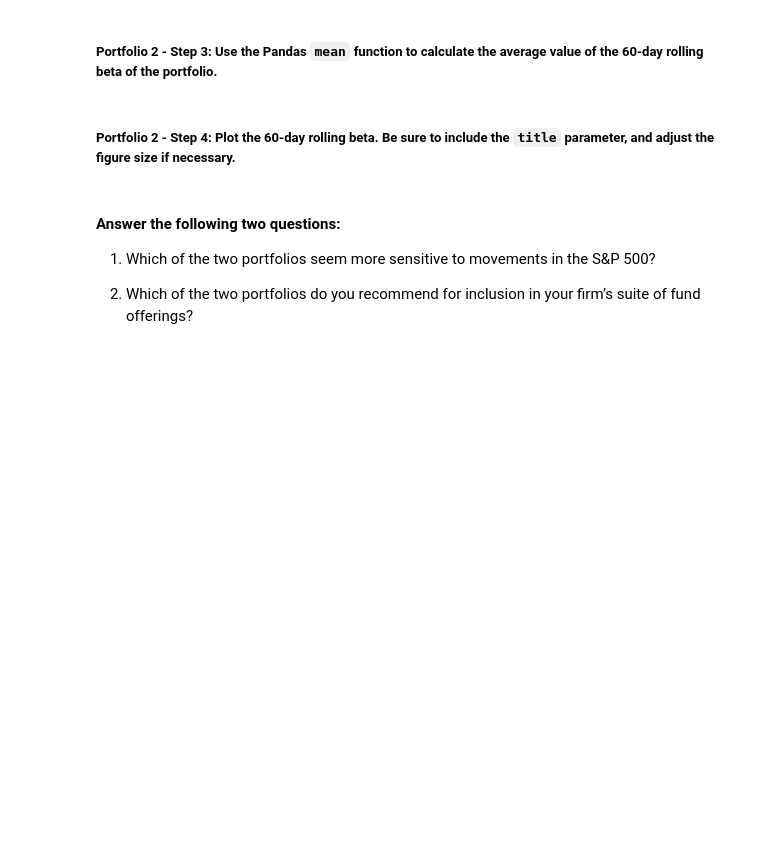
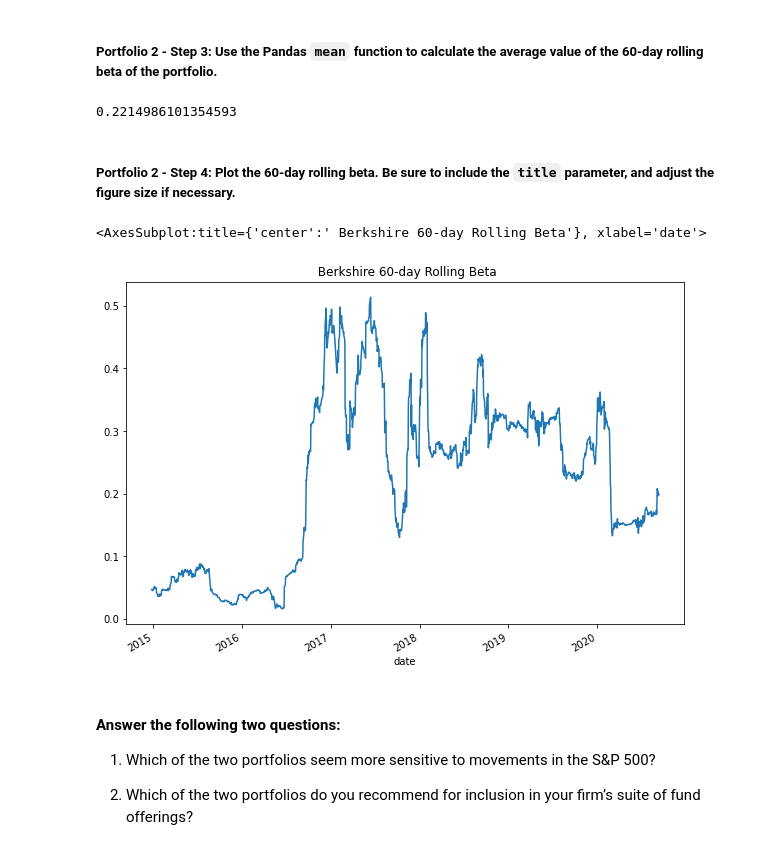
Before and after one commit to Khaingz/Challenge3, a Jupyter notebook: risk_return_analysis.ipynb, the cells around one changed output. Drawn from its saved outputs; the diff is of its cells as text; code cells hidden in the pictures; blank space fills up the shorter version.

```diff
--- a/risk_return_analysis.ipynb
+++ b/risk_return_analysis.ipynb
@@ -427,4 +517,5 @@ Your analysis is nearing completion. Now, you need to evaluate how the portfolio
 # %%
 # Calculate the covariance using a 60-day rolling window
 # Review the last five rows of the covariance data
-# YOUR CODE HERE
+berkshire_rolling_60_covariance = whale_navs_daily_returns["BERKSHIRE HATHAWAY INC"].rolling(window=60).cov(whale_navs_daily_returns["S&P 500"])
+berkshire_rolling_60_covariance
@@ -433,4 +538,5 @@ Your analysis is nearing completion. Now, you need to evaluate how the portfolio
 # %%
 # Calculate the beta based on the 60-day rolling covariance compared to the market (S&P 500)
 # Review the last five rows of the beta information
-# YOUR CODE HERE
+berkshire_beta = berkshire_rolling_60_covariance / SP500_variance
+berkshire_beta
@@ -438,13 +558,19 @@ Your analysis is nearing completion. Now, you need to evaluate how the portfolio
 ##### Portfolio 2 - Step 3: Use the Pandas `mean` function to calculate the average value of the 60-day rolling beta of the portfolio.
 # %%
 # Calculate the average of the 60-day rolling beta
-# YOUR CODE HERE
+berkshire_beta_average = berkshire_beta.mean()
+berkshire_beta_average
+# %% [output]
+0.2214986101354593
 # %% [markdown]
 ##### Portfolio 2 - Step 4: Plot the 60-day rolling beta. Be sure to include the `title` parameter, and adjust the figure size if necessary.
 # %%
 # Plot the rolling beta
 # Include a title parameter and adjust the figure size
-# YOUR CODE HERE
+berkshire_beta.plot(figsize=(10,7),title =" Berkshire 60-day Rolling Beta")
+# %% [output]
+<AxesSubplot:title={'center':' Berkshire 60-day Rolling Beta'}, xlabel='date'>
+[figure, added]
 # %% [markdown]
 #### Answer the following two questions:
 
```
Also changed, not shown: parts of 16 cells of this notebook, 1 other file.
